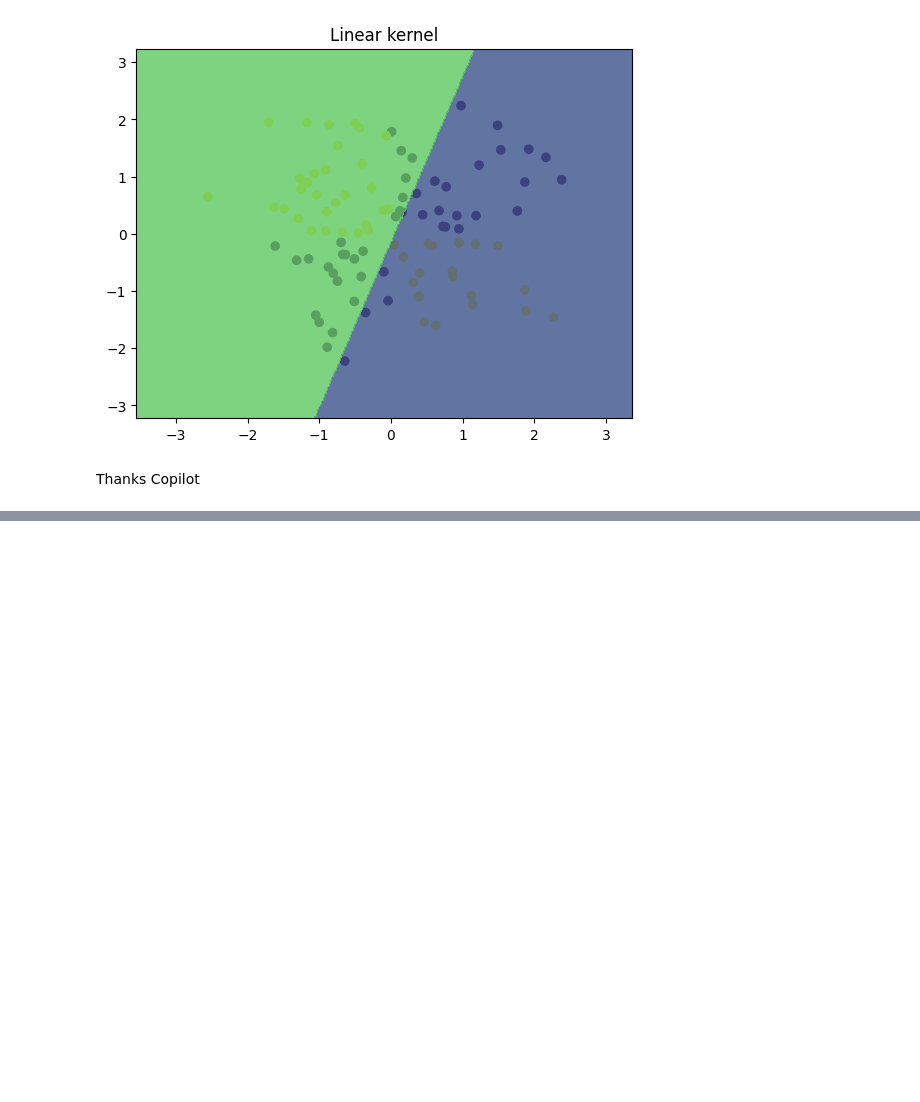
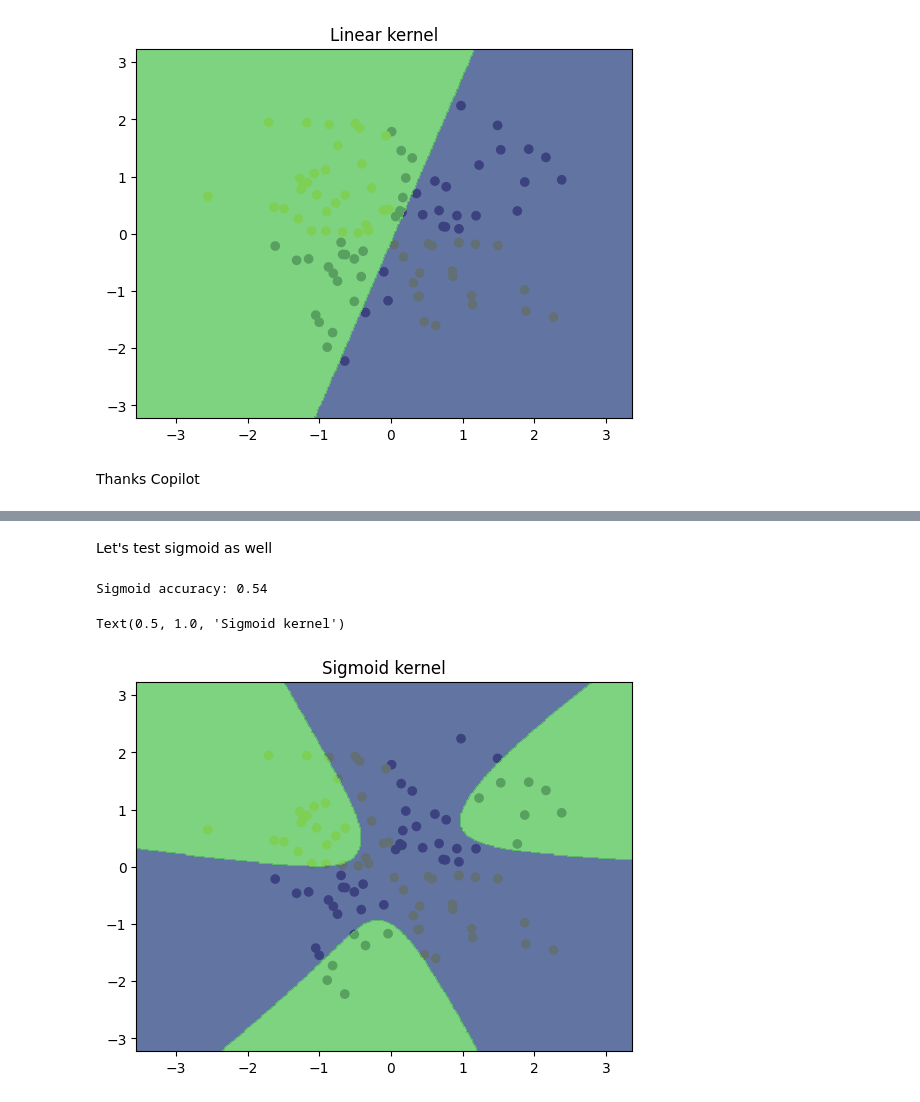
Before and after one commit to JaniShreyas/MLExperimentation, a Jupyter notebook: shape_of_gaussian_kernel.ipynb, the cells around one changed output, grey strips where cells are left out. Cells and saved outputs as stored; diff of their text form; code cells hidden in the pictures; blank space fills up the shorter version.

```diff
--- a/shape_of_gaussian_kernel.ipynb
+++ b/shape_of_gaussian_kernel.ipynb
@@ -74,0 +87,17 @@ Text(0.5, 1.0, 'Polynomial kernel')
+# %% [markdown]
+Let's test sigmoid as well
+# %%
+# test sigmoid
+svc_sigmoid = SVC(kernel='sigmoid')
+svc_sigmoid.fit(X, y)
+print('Sigmoid accuracy:', svc_sigmoid.score(X, y))
+plt.figure()
+plt.scatter(X[:, 0], X[:, 1], c = y)
+Z = svc_sigmoid.predict(np.c_[xx.ravel(), yy.ravel()])
+Z = Z.reshape(xx.shape)
+plt.contourf(xx, yy, Z, alpha=0.8)
+plt.title('Sigmoid kernel')
+# %% [output]
+Sigmoid accuracy: 0.54
+Text(0.5, 1.0, 'Sigmoid kernel')
+[figure, added]
```
Also changed, not shown: parts of 5 cells of this notebook.
